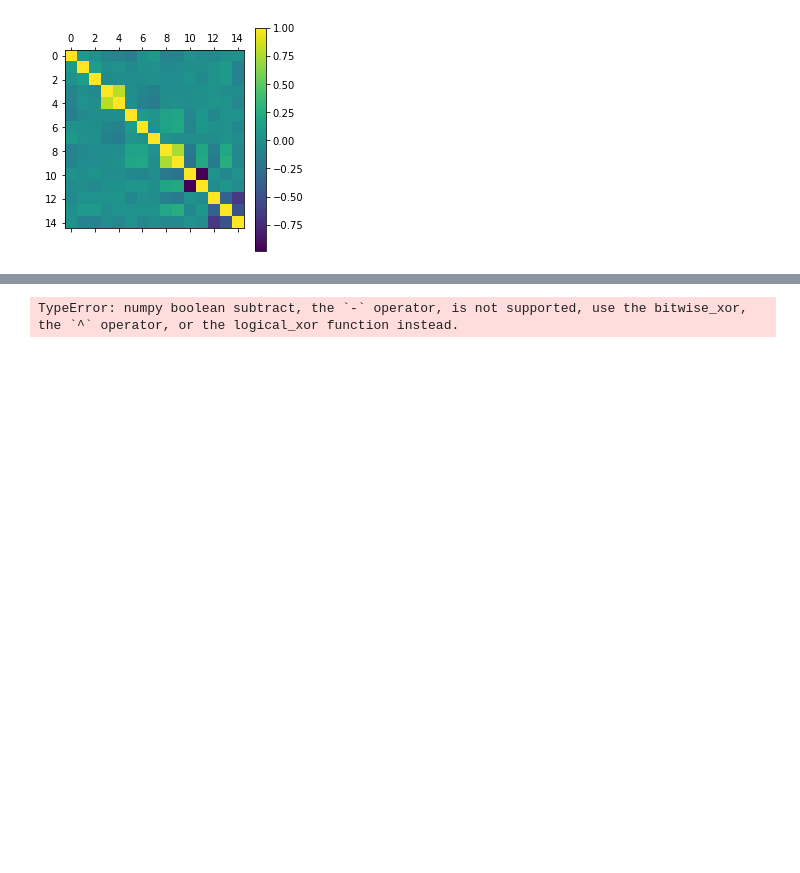
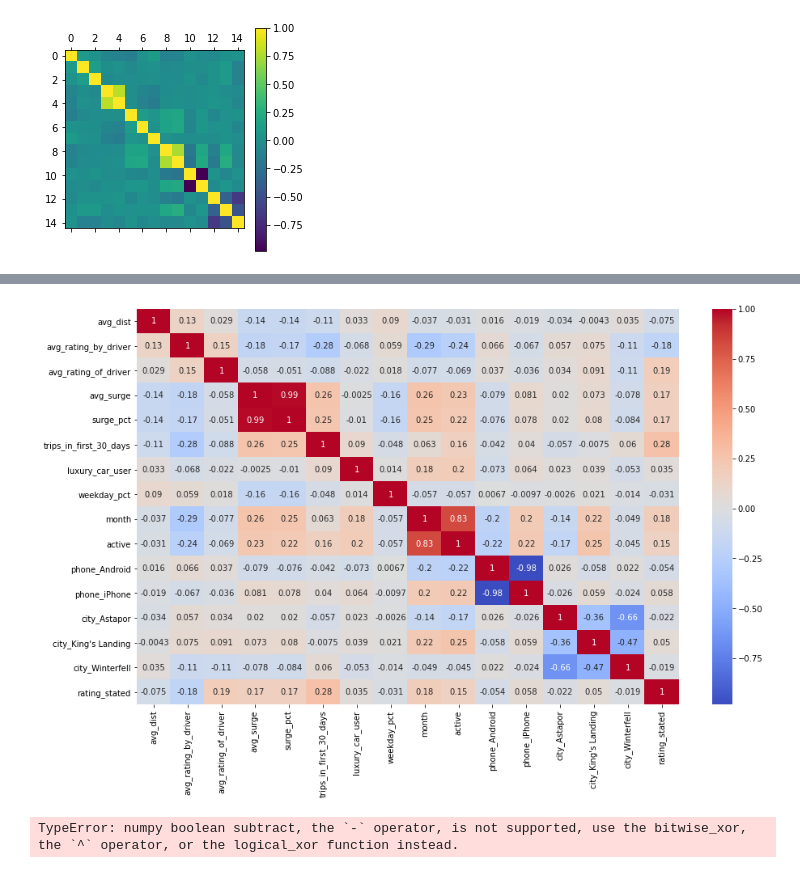
Before and after one commit to MegansColorado/supervised-learning-casestudy, a Jupyter notebook: notebooks/eda_charles.ipynb, the cells around one changed output, grey strips where cells are left out. Saved outputs shown, nothing was run; the diff lists cells and outputs as text; code cells hidden in the pictures; blank space fills up the shorter version.

```diff
--- a/notebooks/eda_charles.ipynb
+++ b/notebooks/eda_charles.ipynb
@@ -256,3 +258,9 @@ dfcopy.corr(method='spearman').style.background_gradient(cmap='coolwarm').set_pr
+# %%
+fig, ax = plt.subplots(figsize = (15,9))
+sns.heatmap(dfcopy.corr(method ='spearman'), cmap = 'coolwarm', annot = True)
+plt.savefig('../images/correlationmatrix.png')
+# %% [output]
+[figure, added]
 # %%
 pd.plotting.scatter_matrix(dfcopy, alpha=0.5)
 # %% [output]
```
Also changed, not shown: parts of 6 cells of this notebook, 4 other files.
